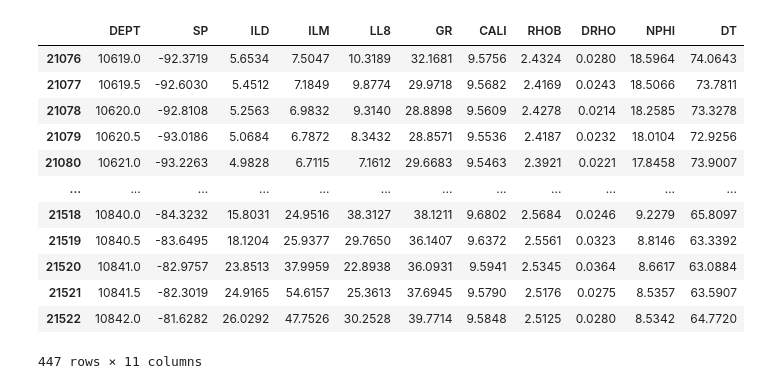
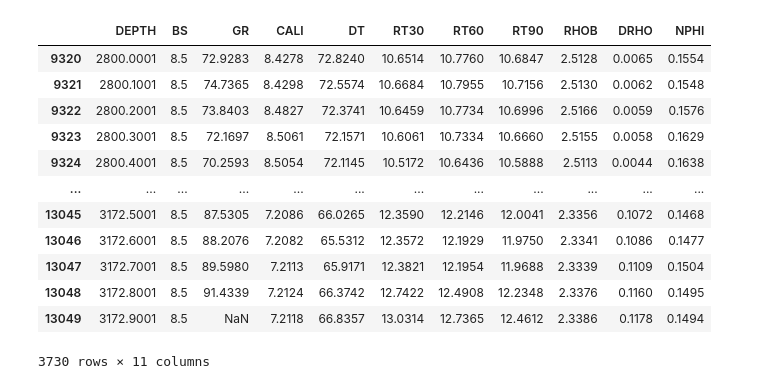
Before and after one commit to giecaruff/stoneforge, a Jupyter notebook: examples/inversion/0_multimineral.ipynb, the cells around one changed output. Cells and saved outputs as stored; diff of their text form; code cells hidden in the pictures.

```diff
--- a/examples/inversion/0_multimineral.ipynb
+++ b/examples/inversion/0_multimineral.ipynb
@@ -7,6 +8,7 @@ from stoneforge.inversion.mineralogical.multimineral import MineralDatabase, Mul
 # %%
-# Manual Access:
-las2 = DataLoader(r"https://raw.githubusercontent.com/giecaruff/datasets/refs/heads/main/wells/las2/npra/IK1.las", filetype='las2')
-print('header itens:',las2.data_obj.header.keys())
-las2.data_obj.header['well']
+# Accessing Internal Dataframe for MP_56D Well
+
+DATA = DataLoader(r"https://raw.githubusercontent.com/giecaruff/datasets/refs/heads/main/wells/las2/massape/7-MP-56D-BA.las", filetype='las2')
+data_MP_56D, units_MP_56D = DATA.dataframe(DATA.data_obj.data)
+data_MP_56D
 # %% [output]
@@ -50,8 +28,10 @@ data_las2
 # %%
-# Adding facies
-IK1 = DataManager(las2, depth="DEPT")
+# Removing specific values
+# OBS: you can use "df.dropna(inplace=True)" to remove all np.nan values
 
-IK1.add_facie(name="LEDGE_SANDSTONE", top=10619, bottom=10842)
+data_MP_56D_c = data_MP_56D[~data_MP_56D.isin([-999.0]).any(axis=1)]
+data_MP_56D_c
 
-# View Facies LEDGE_SANDSTONE interval
-IK1.LEDGE_SANDSTONE
+# Taking specific range in depth for analysis (reservoir interval)
+
+RESERVOIR = data_MP_56D_c[data_MP_56D_c['DEPTH'].between(2800, 3200)]
@@ -72,25 +51,27 @@ IK1.LEDGE_SANDSTONE
 # %%
+# Mineralogical / Petrophysical Reference
+
 mineral_dict = {
     "QUARTZ": {"GR": 20.0, "DT": 55.5, "RHOB": 2.650, "NPHI": 0.00, "ONES": 1.0},
     "CALCITE": {"GR": 11.0, "DT": 47.8, "RHOB": 2.710, "NPHI": 0.00, "ONES": 1.0},
-    "SHALE": {"GR": 111.0, "DT": 100.0, "RHOB": 2.657, "NPHI": 48.1, "ONES": 1.0},
-    "ARKOSE": {"GR": 160.0, "DT": 130.0, "RHOB": 2.560, "NPHI": 40.0, "ONES": 1.0},
-    "FLUID": {"GR": 0.0001, "DT": 185.0, "RHOB": 1.100, "NPHI": 100.0, "ONES": 1.0}
+    "SHALE": {"GR": 111.0, "DT": 100.0, "RHOB": 2.657, "NPHI": 0.48, "ONES": 1.0},
+    "ARKOSE": {"GR": 160.0, "DT": 130.0, "RHOB": 2.560, "NPHI": 0.40, "ONES": 1.0},
+    "FLUID": {"GR": 0.0001, "DT": 185.0, "RHOB": 1.100, "NPHI": 1.00, "ONES": 1.0}
 }
 
-IK1.LEDGE_SANDSTONE
+RESERVOIR
 # %% [output]
-|  | DEPT | SP | ILD | ILM | LL8 | GR | CALI | RHOB | DRHO | NPHI | DT |
-| 21076 | 10619.0 | -92.3719 | 5.6534 | 7.5047 | 10.3189 | 32.1681 | 9.5756 | 2.4324 | 0.0280 | 18.5964 | 74.0643 |
-| 21077 | 10619.5 | -92.6030 | 5.4512 | 7.1849 | 9.8774 | 29.9718 | 9.5682 | 2.4169 | 0.0243 | 18.5066 | 73.7811 |
-| 21078 | 10620.0 | -92.8108 | 5.2563 | 6.9832 | 9.3140 | 28.8898 | 9.5609 | 2.4278 | 0.0214 | 18.2585 | 73.3278 |
-| 21079 | 10620.5 | -93.0186 | 5.0684 | 6.7872 | 8.3432 | 28.8571 | 9.5536 | 2.4187 | 0.0232 | 18.0104 | 72.9256 |
-| 21080 | 10621.0 | -93.2263 | 4.9828 | 6.7115 | 7.1612 | 29.6683 | 9.5463 | 2.3921 | 0.0221 | 17.8458 | 73.9007 |
+|  | DEPTH | BS | GR | CALI | DT | RT30 | RT60 | RT90 | RHOB | DRHO | NPHI |
+| 9320 | 2800.0001 | 8.5 | 72.9283 | 8.4278 | 72.8240 | 10.6514 | 10.7760 | 10.6847 | 2.5128 | 0.0065 | 0.1554 |
+| 9321 | 2800.1001 | 8.5 | 74.7365 | 8.4298 | 72.5574 | 10.6684 | 10.7955 | 10.7156 | 2.5130 | 0.0062 | 0.1548 |
+| 9322 | 2800.2001 | 8.5 | 73.8403 | 8.4827 | 72.3741 | 10.6459 | 10.7734 | 10.6996 | 2.5166 | 0.0059 | 0.1576 |
+| 9323 | 2800.3001 | 8.5 | 72.1697 | 8.5061 | 72.1571 | 10.6061 | 10.7334 | 10.6660 | 2.5155 | 0.0058 | 0.1629 |
+| 9324 | 2800.4001 | 8.5 | 70.2593 | 8.5054 | 72.1145 | 10.5172 | 10.6436 | 10.5888 | 2.5113 | 0.0044 | 0.1638 |
 | ... | ... | ... | ... | ... | ... | ... | ... | ... | ... | ... | ... |
-| 21518 | 10840.0 | -84.3232 | 15.8031 | 24.9516 | 38.3127 | 38.1211 | 9.6802 | 2.5684 | 0.0246 | 9.2279 | 65.8097 |
-| 21519 | 10840.5 | -83.6495 | 18.1204 | 25.9377 | 29.7650 | 36.1407 | 9.6372 | 2.5561 | 0.0323 | 8.8146 | 63.3392 |
-| 21520 | 10841.0 | -82.9757 | 23.8513 | 37.9959 | 22.8938 | 36.0931 | 9.5941 | 2.5345 | 0.0364 | 8.6617 | 63.0884 |
-| 21521 | 10841.5 | -82.3019 | 24.9165 | 54.6157 | 25.3613 | 37.6945 | 9.5790 | 2.5176 | 0.0275 | 8.5357 | 63.5907 |
-| 21522 | 10842.0 | -81.6282 | 26.0292 | 47.7526 | 30.2528 | 39.7714 | 9.5848 | 2.5125 | 0.0280 | 8.5342 | 64.7720 |
+| 13045 | 3172.5001 | 8.5 | 87.5305 | 7.2086 | 66.0265 | 12.3590 | 12.2146 | 12.0041 | 2.3356 | 0.1072 | 0.1468 |
+| 13046 | 3172.6001 | 8.5 | 88.2076 | 7.2082 | 65.5312 | 12.3572 | 12.1929 | 11.9750 | 2.3341 | 0.1086 | 0.1477 |
+| 13047 | 3172.7001 | 8.5 | 89.5980 | 7.2113 | 65.9171 | 12.3821 | 12.1954 | 11.9688 | 2.3339 | 0.1109 | 0.1504 |
+| 13048 | 3172.8001 | 8.5 | 91.4339 | 7.2124 | 66.3742 | 12.7422 | 12.4908 | 12.2348 | 2.3376 | 0.1160 | 0.1495 |
+| 13049 | 3172.9001 | 8.5 | NaN | 7.2118 | 66.8357 | 13.0314 | 12.7365 | 12.4612 | 2.3386 | 0.1178 | 0.1494 |
-447 rows × 11 columns
+3730 rows × 11 columns
 # %%
```
Also changed, not shown: parts of 7 cells of this notebook, 1 other file.
